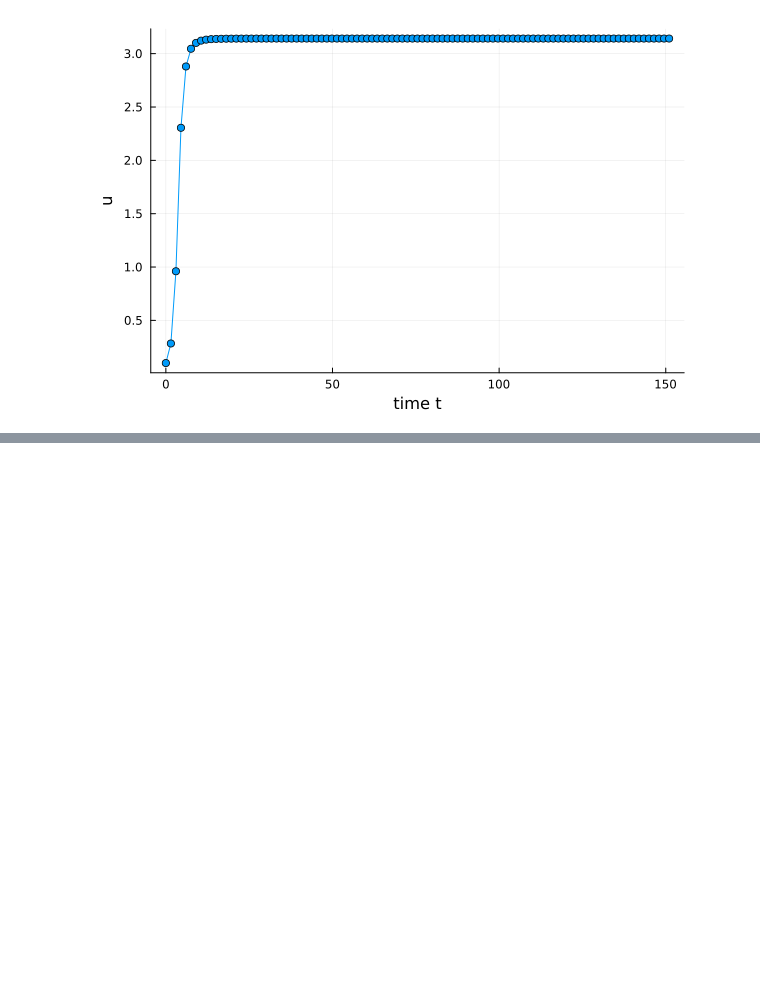
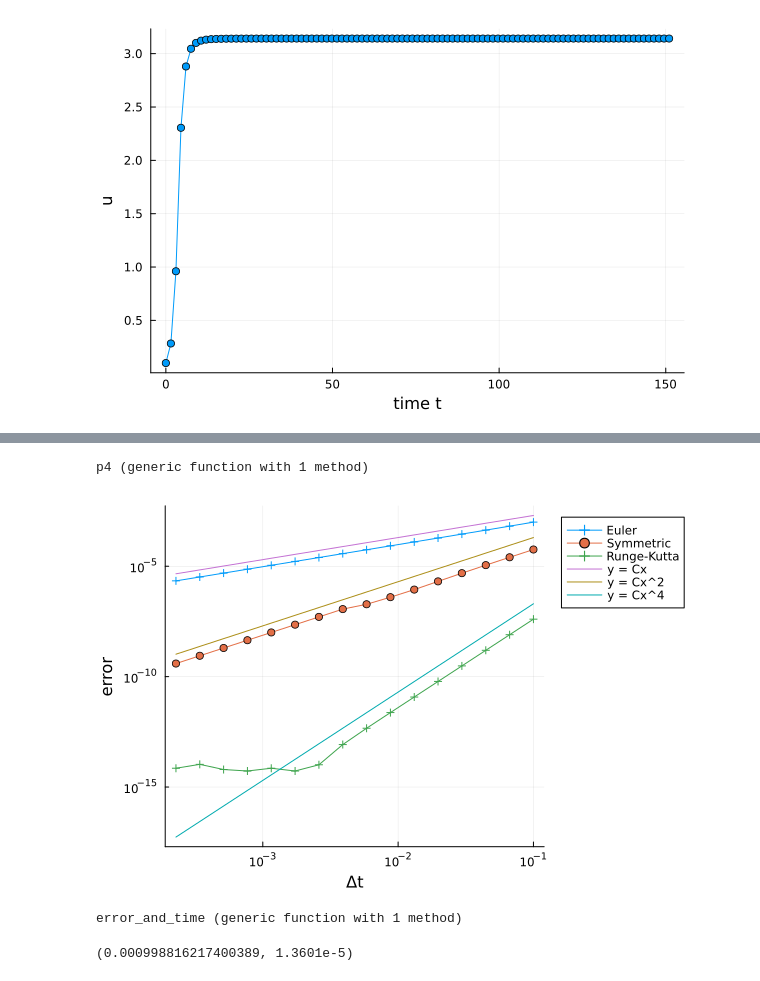
Before and after one commit to asei-proxima/julia-numerical-analysis, a Jupyter notebook: src/06timesymm.ipynb, the cells around one changed output, grey strips where cells are left out. Saved outputs shown, nothing was run; the diff lists cells and outputs as text; code cells hidden in the pictures; blank space fills up the shorter version.

```diff
--- a/src/06timesymm.ipynb
+++ b/src/06timesymm.ipynb
@@ -190,3 +190,7 @@ plot(t_sq, u_sq, marker = :circ,
   xaxis = "time t", yaxis = "u", leg = false)
 # %% [output]
 [figure]
+# %%
+function Euler(u)
+    return u + Δt * γ * (sin(u))^1.2
+end
@@ -192,0 +199,8 @@ plot(t_sq, u_sq, marker = :circ,
+# %%
+function Euler_all(init_u, N)
+    u = init_u  # 最初の値
+    for n in 1:N
+      u = Euler(u)  # Euler スキームで新しい値を求める．
+    end
+    return u
+end
@@ -192,0 +209,8 @@ plot(t_sq, u_sq, marker = :circ,
+# %%
+function Symmetric_all(init_u, N)
+    u = init_u  # 最初の値
+    for n in 1:N
+      u = nls(f, u, ini = u)[1]  # 関数 nls で新しい値を求める．
+    end
+    return u
+  end
@@ -192,0 +219,8 @@ plot(t_sq, u_sq, marker = :circ,
+# %%
+function RK_all(init_u, N)
+    u = init_u  # 最初の値
+    for n in 1:N
+      u = RK(u)  # Runge-Kutta 法で新しい値を求める．
+    end
+    return u
+  end
@@ -192,0 +345,42 @@ plot(t_sq, u_sq, marker = :circ,
+# %%
+a1 = 2.0e-2
+a2 = 2.0e-2
+a4 = 2.0e-3
+p1(t) = a1 * t
+p2(t) = a2 * t^2
+p4(t) = a4 * t^4
+# %% [output]
+p4 (generic function with 1 method)
+# %%
+default( marker = :auto, xaxis = ("Δt", :log10),
+    yaxis = ("error", :log10), legend = :outertopright )
+# 共通の設定は default 宣言で一回だけすれば良い．
+
+plot(sq_dt, abs.(sq_euler), label = "Euler")
+plot!(sq_dt, abs.(sq_sym), label = "Symmetric")
+plot!(sq_dt, abs.(sq_rk), label = "Runge-Kutta")
+
+default(marker = :none)
+
+plot!(sq_dt, p1.(sq_dt), label = "y = Cx")
+plot!(sq_dt, p2.(sq_dt), label = "y = Cx^2")
+plot!(sq_dt, p4.(sq_dt), label = "y = Cx^4")
+# %% [output]
+[figure, added]
+# %%
+function error_and_time(scheme, N)
+    error, t = @timed (scheme(u0,N) - u_exact) # 値を求めて誤差の計算
+    return (error, t) # 誤差と計算時間を返す
+  end
+# %% [output]
+error_and_time (generic function with 1 method)
+# %%
+# 間違いの無いように，念の為パラメータをあらためて設定しておく．
+T = 10.0
+N = 100
+Δt  = T/N
+u_exact = 3.1184213196530965 # 厳密解もどき．
+
+error_and_time(Euler_all, 100) # こうすると，結果は下のように出るぞ．
+# %% [output]
+(0.000998816217400389, 1.3601e-5)
```
Also changed, not shown: parts of 14 cells of this notebook.
